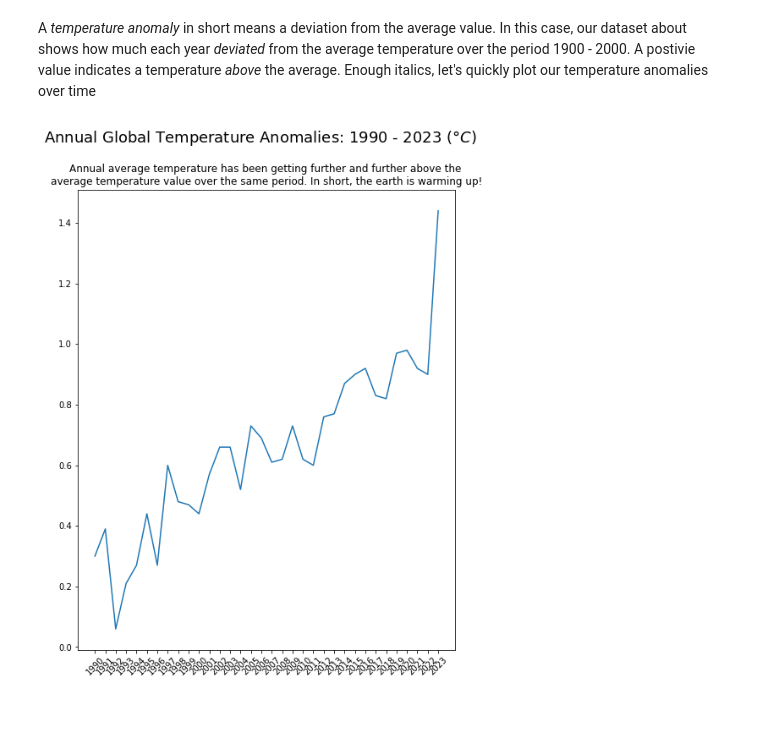
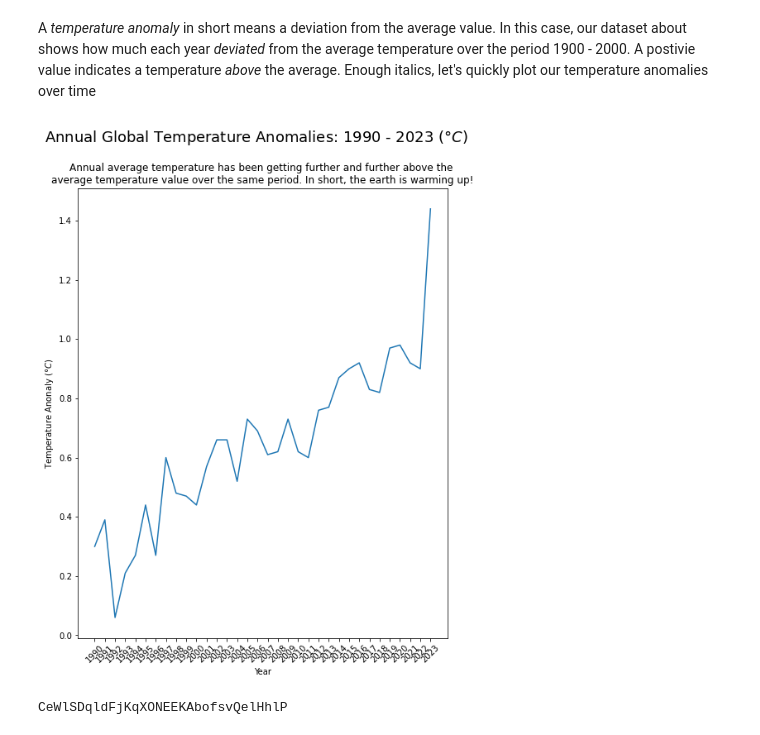
Before and after one commit to andrewbowen19/storiesDATA608, a Jupyter notebook: story5.ipynb, the cells around one changed output. Saved outputs shown, nothing was run; the diff lists cells and outputs as text; code cells hidden in the pictures.

```diff
--- a/story5.ipynb
+++ b/story5.ipynb
@@ -45,21 +53,23 @@ temps.head()
 # %% [markdown]
 A *temperature anomaly* in short means a deviation from the average value. In this case, our dataset about shows how much each year *deviated* from the average temperature over the period 1900 - 2000. A postivie value indicates a temperature *above* the average. Enough italics, let's quickly plot our temperature anomalies over time
 # %%
-
+# Plot temperature anomalies
 plt.figure(figsize=(8, 10))
 
 plt.plot(temps['year'], temps['anomaly'])
 
-ax.set_xlabel("Year")
-ax.set_ylabel(r"Temperature Anonaly ($\degree C$)")
-
-ticks = ax.get_xticklabels()
-# ticks = [tick[-1] for tick in ticks[::5]]
+# Add labels and title
+plt.xlabel("Year")
+plt.ylabel(r"Temperature Anonaly ($\degree C$)")
 
 plt.xticks(rotation=45)
 plt.suptitle(r"Annual Global Temperature Anomalies: 1990 - 2023 ($\degree C$)", fontsize=18)
 plt.title("Annual average temperature has been getting further and further above the \naverage temperature value over the same period. In short, the earth is warming up!")
 
 plt.show()
 # %% [output]
-[figure, old version]
+[figure, new version]
+# %%
+token = os.environ["NOAA_TOKEN"]
+# %% [output]
+CeWlSDqldFjKqXONEEKAbofsvQelHhlP
```
Also changed, not shown: parts of 12 cells of this notebook, 16 other files.
